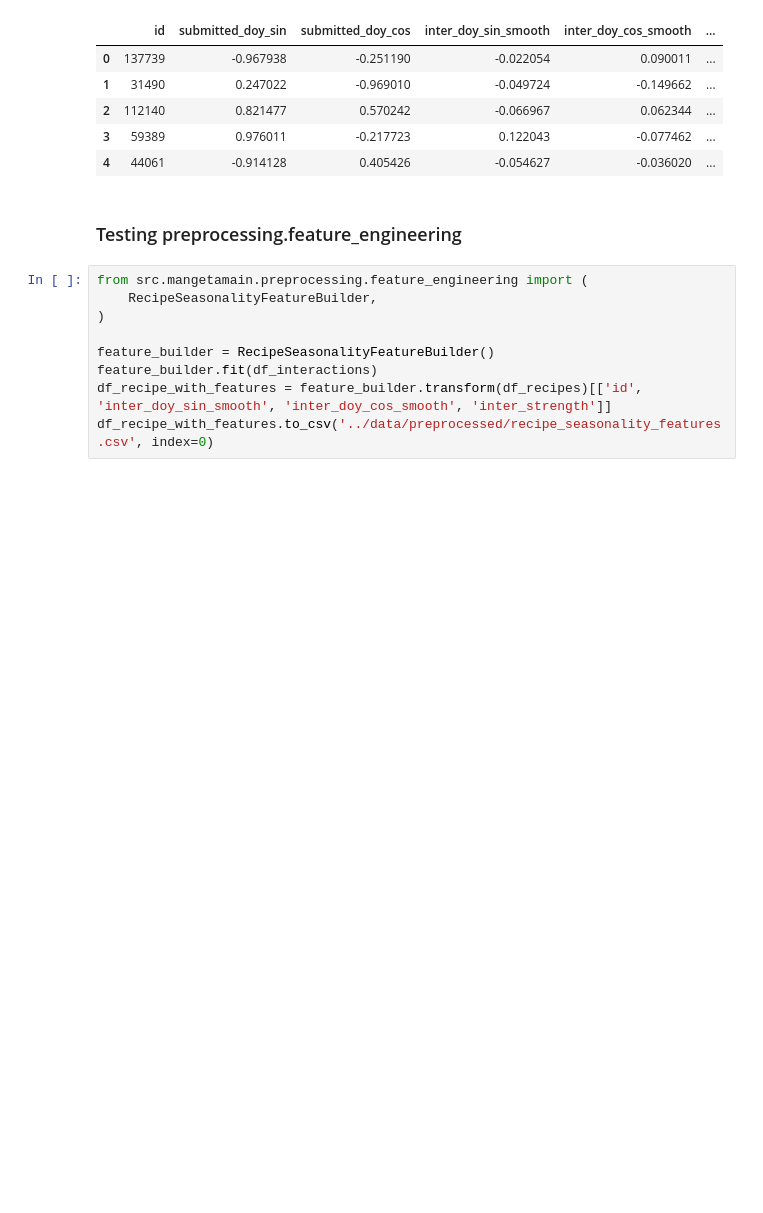
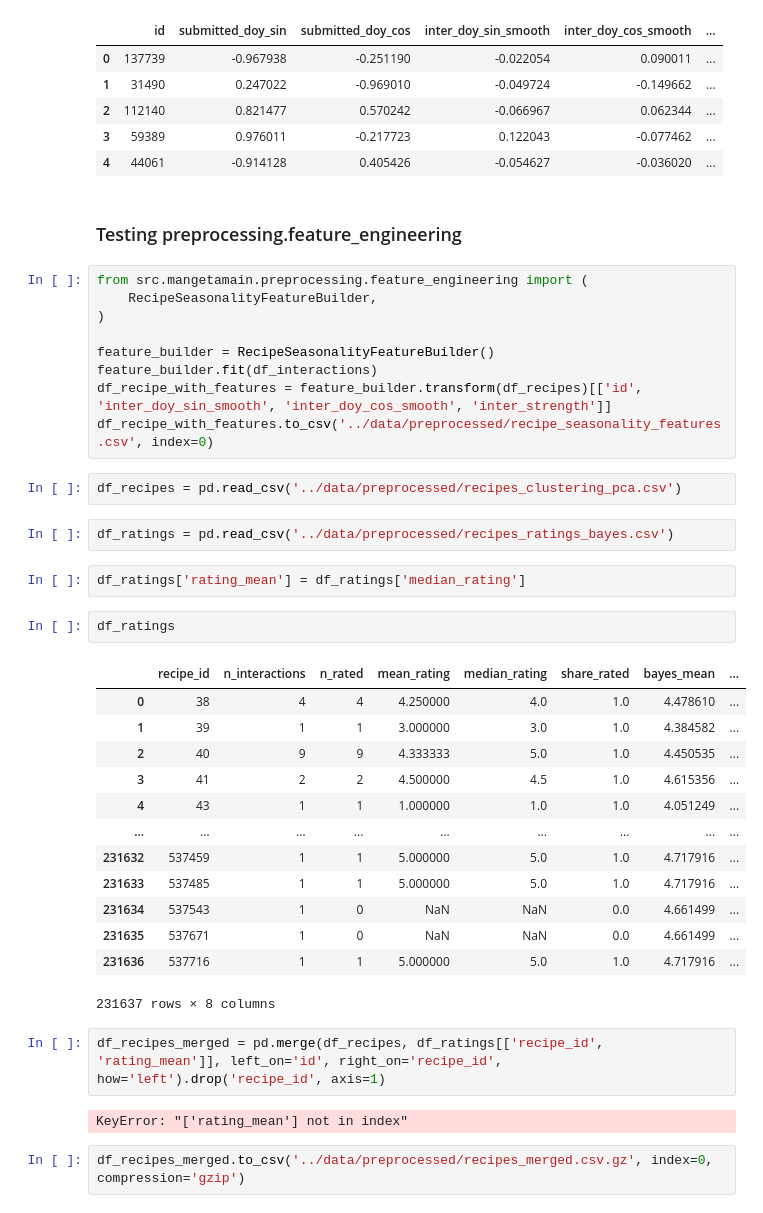
Before and after one commit to Hugosh71/Projet_Mangetamain, a Jupyter notebook: notebooks/EDA_Chengbo.ipynb, the cells around one changed output. Cells and saved outputs as stored; diff of their text form; blank space fills up the shorter version.

```diff
--- a/notebooks/EDA_Chengbo.ipynb
+++ b/notebooks/EDA_Chengbo.ipynb
@@ -1030,3 +1030,31 @@ feature_builder = RecipeSeasonalityFeatureBuilder()
 feature_builder.fit(df_interactions)
 df_recipe_with_features = feature_builder.transform(df_recipes)[['id', 'inter_doy_sin_smooth', 'inter_doy_cos_smooth', 'inter_strength']]
 df_recipe_with_features.to_csv('../data/preprocessed/recipe_seasonality_features.csv', index=0)
+# %%
+df_recipes = pd.read_csv('../data/preprocessed/recipes_clustering_pca.csv')
+# %%
+df_ratings = pd.read_csv('../data/preprocessed/recipes_ratings_bayes.csv')
+# %%
+df_ratings['rating_mean'] = df_ratings['median_rating']
+# %%
+df_ratings
+# %% [output]
+|  | recipe_id | n_interactions | n_rated | mean_rating | median_rating | share_rated | bayes_mean | ... |
+| 0 | 38 | 4 | 4 | 4.250000 | 4.0 | 1.0 | 4.478610 | ... |
+| 1 | 39 | 1 | 1 | 3.000000 | 3.0 | 1.0 | 4.384582 | ... |
+| 2 | 40 | 9 | 9 | 4.333333 | 5.0 | 1.0 | 4.450535 | ... |
+| 3 | 41 | 2 | 2 | 4.500000 | 4.5 | 1.0 | 4.615356 | ... |
+| 4 | 43 | 1 | 1 | 1.000000 | 1.0 | 1.0 | 4.051249 | ... |
+| ... | ... | ... | ... | ... | ... | ... | ... | ... |
+| 231632 | 537459 | 1 | 1 | 5.000000 | 5.0 | 1.0 | 4.717916 | ... |
+| 231633 | 537485 | 1 | 1 | 5.000000 | 5.0 | 1.0 | 4.717916 | ... |
+| 231634 | 537543 | 1 | 0 | NaN | NaN | 0.0 | 4.661499 | ... |
+| 231635 | 537671 | 1 | 0 | NaN | NaN | 0.0 | 4.661499 | ... |
+| 231636 | 537716 | 1 | 1 | 5.000000 | 5.0 | 1.0 | 4.717916 | ... |
+231637 rows × 8 columns
+# %%
+df_recipes_merged = pd.merge(df_recipes, df_ratings[['recipe_id', 'rating_mean']], left_on='id', right_on='recipe_id', how='left').drop('recipe_id', axis=1)
+# %% [output]
+KeyError: "['rating_mean'] not in index"
+# %%
+df_recipes_merged.to_csv('../data/preprocessed/recipes_merged.csv.gz', index=0, compression='gzip')
```
Also changed, not shown: 3 other files.
